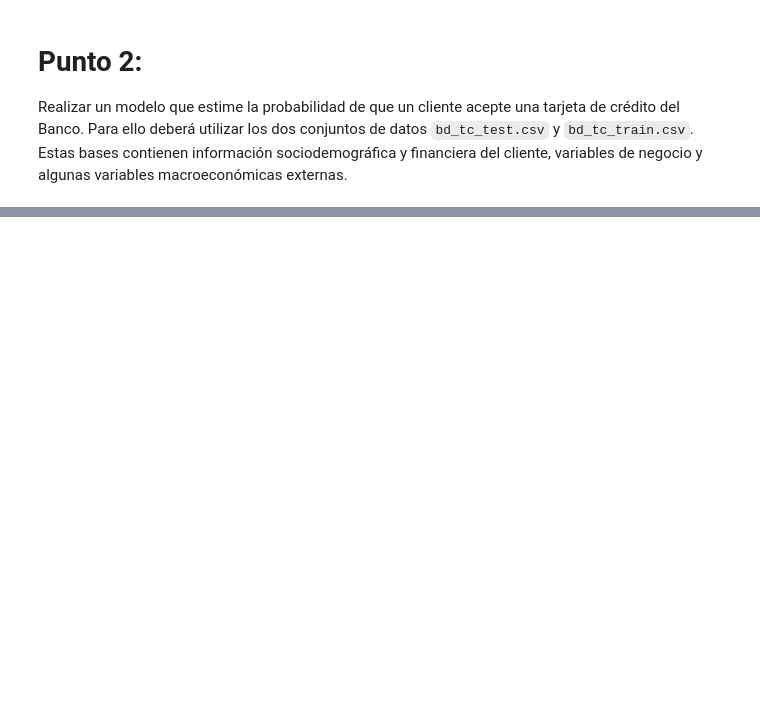
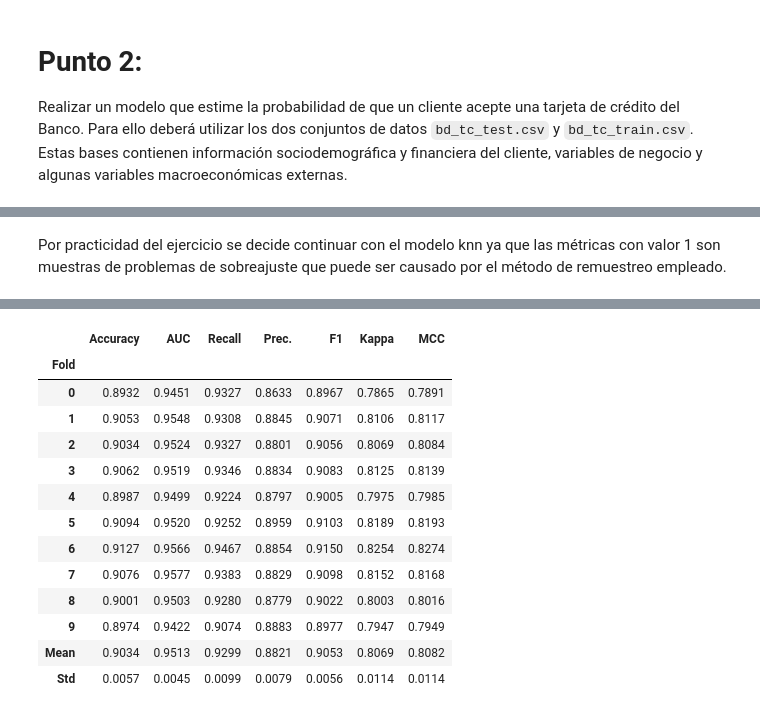
Before and after one commit to jagvgithub/LAOM, a Jupyter notebook: JAVVILLAS.ipynb, the cells around one changed output, grey strips where cells are left out. Cells and saved outputs as stored; diff of their text form; code cells hidden in the pictures; blank space fills up the shorter version.

```diff
--- a/JAVVILLAS.ipynb
+++ b/JAVVILLAS.ipynb
@@ -132,0 +457,5 @@ macroeconómicas externas.
+# %% [markdown]
+Por practicidad del ejercicio se decide continuar con el modelo knn ya que las métricas con valor 1 son muestras de problemas de sobreajuste que puede ser causado por el método de remuestreo empleado.
+# %%
+modelo = create_model('knn')
+# %% [output]
@@ -132,0 +463,14 @@ macroeconómicas externas.
+|  | Accuracy | AUC | Recall | Prec. | F1 | Kappa | MCC |
+| Fold |  |  |  |  |  |  |  |
+| 0 | 0.8932 | 0.9451 | 0.9327 | 0.8633 | 0.8967 | 0.7865 | 0.7891 |
+| 1 | 0.9053 | 0.9548 | 0.9308 | 0.8845 | 0.9071 | 0.8106 | 0.8117 |
+| 2 | 0.9034 | 0.9524 | 0.9327 | 0.8801 | 0.9056 | 0.8069 | 0.8084 |
+| 3 | 0.9062 | 0.9519 | 0.9346 | 0.8834 | 0.9083 | 0.8125 | 0.8139 |
+| 4 | 0.8987 | 0.9499 | 0.9224 | 0.8797 | 0.9005 | 0.7975 | 0.7985 |
+| 5 | 0.9094 | 0.9520 | 0.9252 | 0.8959 | 0.9103 | 0.8189 | 0.8193 |
+| 6 | 0.9127 | 0.9566 | 0.9467 | 0.8854 | 0.9150 | 0.8254 | 0.8274 |
+| 7 | 0.9076 | 0.9577 | 0.9383 | 0.8829 | 0.9098 | 0.8152 | 0.8168 |
+| 8 | 0.9001 | 0.9503 | 0.9280 | 0.8779 | 0.9022 | 0.8003 | 0.8016 |
+| 9 | 0.8974 | 0.9422 | 0.9074 | 0.8883 | 0.8977 | 0.7947 | 0.7949 |
+| Mean | 0.9034 | 0.9513 | 0.9299 | 0.8821 | 0.9053 | 0.8069 | 0.8082 |
+| Std | 0.0057 | 0.0045 | 0.0099 | 0.0079 | 0.0056 | 0.0114 | 0.0114 |
```
Also changed, not shown: parts of 30 cells of this notebook.
